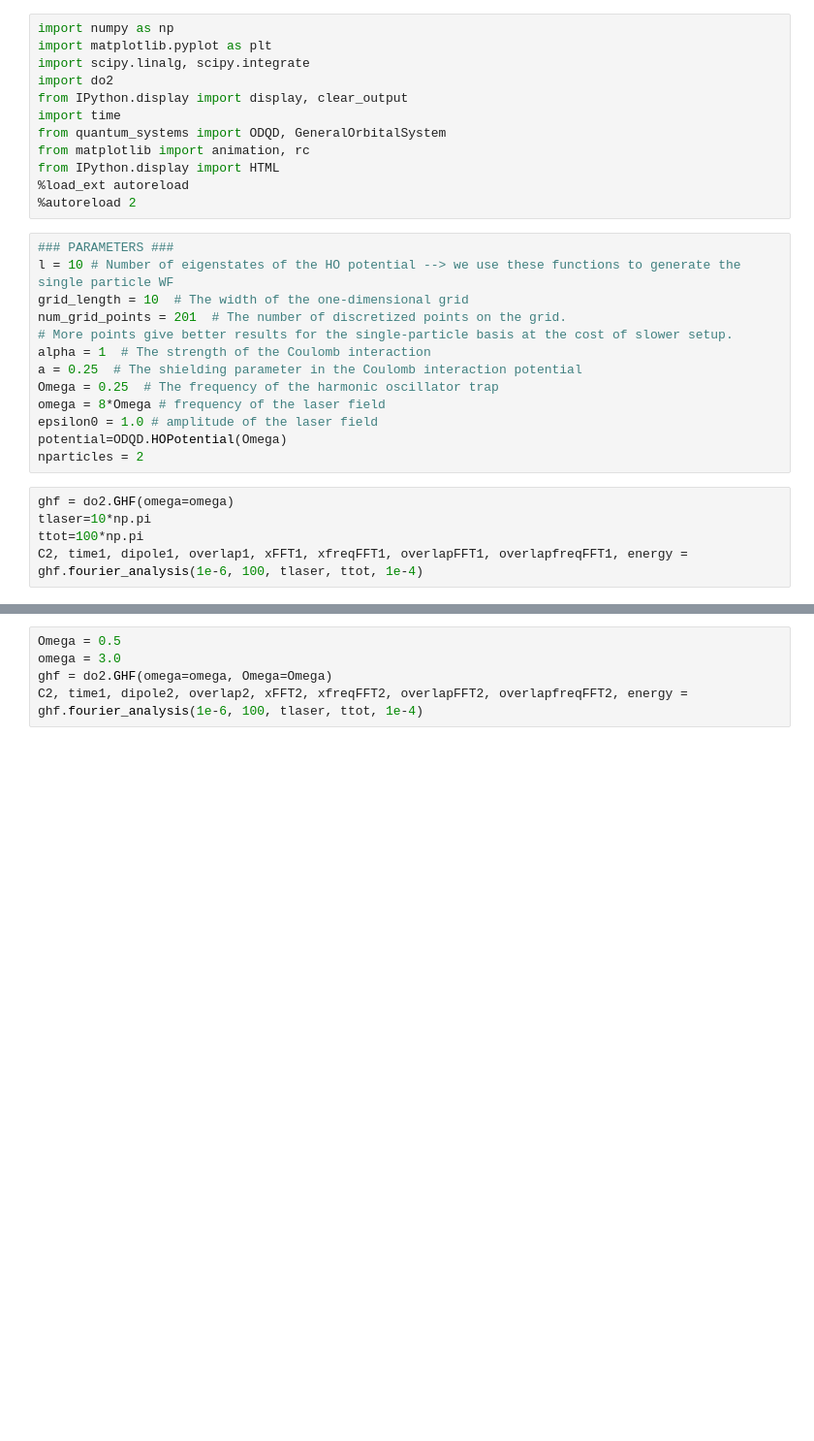
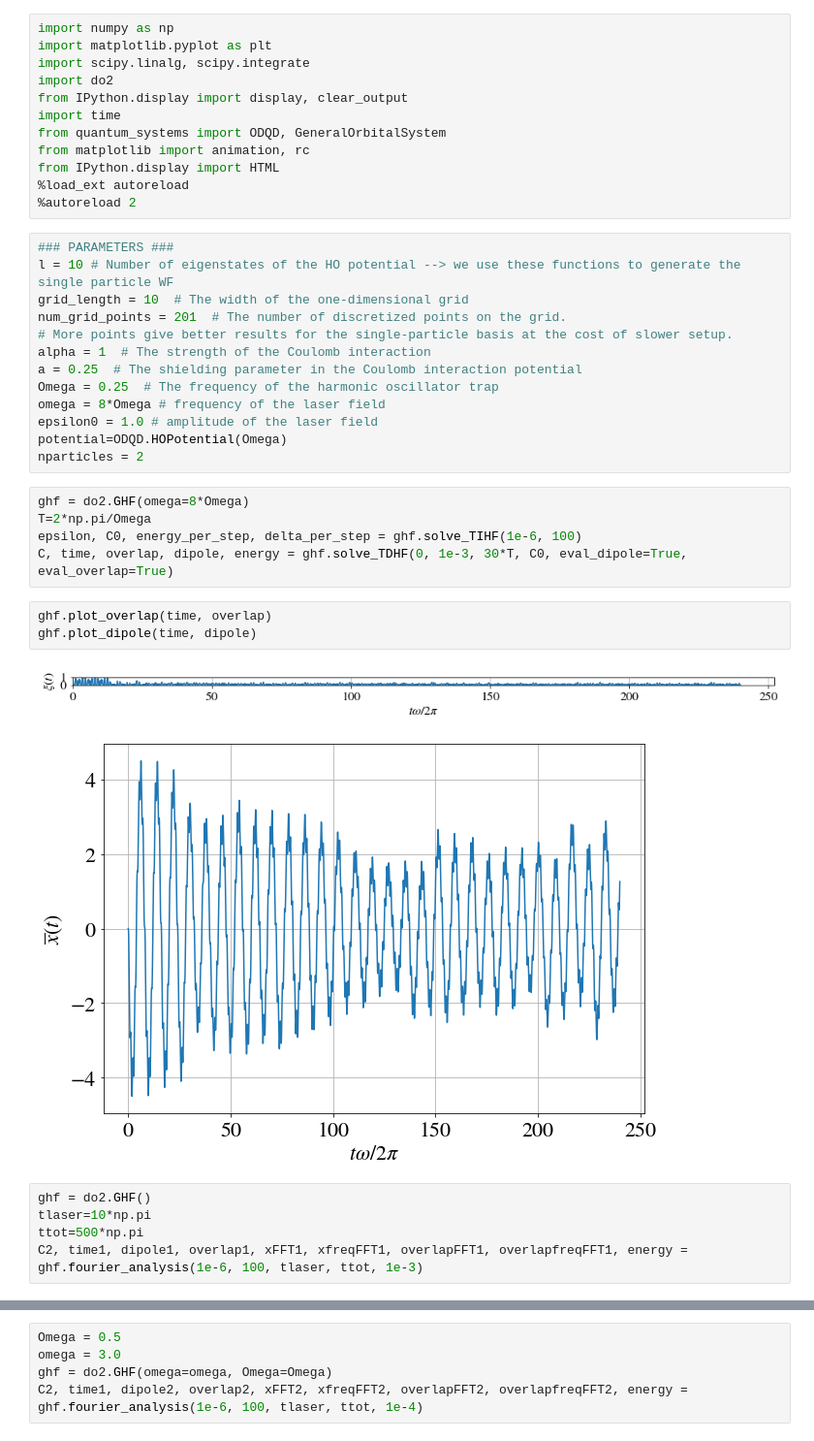
Before and after one commit to Matteo294/FYS4411, a Jupyter notebook: Project2/code/tdhf.ipynb, the cells around one changed output, grey strips where cells are left out. Shown at 97% size. Drawn from its saved outputs; the diff is of its cells as text; blank space fills up the shorter version.

Commit message:
long plots

```diff
--- a/Project2/code/tdhf.ipynb
+++ b/Project2/code/tdhf.ipynb
@@ -23,8 +23,19 @@ omega = 8*Omega # frequency of the laser field
 epsilon0 = 1.0 # amplitude of the laser field
 potential=ODQD.HOPotential(Omega)
 nparticles = 2
+# %%
+ghf = do2.GHF(omega=8*Omega)
+T=2*np.pi/Omega
+epsilon, C0, energy_per_step, delta_per_step = ghf.solve_TIHF(1e-6, 100)
+C, time, overlap, dipole, energy = ghf.solve_TDHF(0, 1e-3, 30*T, C0, eval_dipole=True, eval_overlap=True)
+# %%
+ghf.plot_overlap(time, overlap)
+ghf.plot_dipole(time, dipole)
+# %% [output]
+[figure, added]
+[figure, added]
 # %%
-ghf = do2.GHF(omega=omega)
+ghf = do2.GHF()
 tlaser=10*np.pi
-ttot=100*np.pi
-C2, time1, dipole1, overlap1, xFFT1, xfreqFFT1, overlapFFT1, overlapfreqFFT1, energy = ghf.fourier_analysis(1e-6, 100, tlaser, ttot, 1e-4)
+ttot=500*np.pi
+C2, time1, dipole1, overlap1, xFFT1, xfreqFFT1, overlapFFT1, overlapfreqFFT1, energy = ghf.fourier_analysis(1e-6, 100, tlaser, ttot, 1e-3)
```
Also changed, not shown: parts of 2 cells of this notebook.
